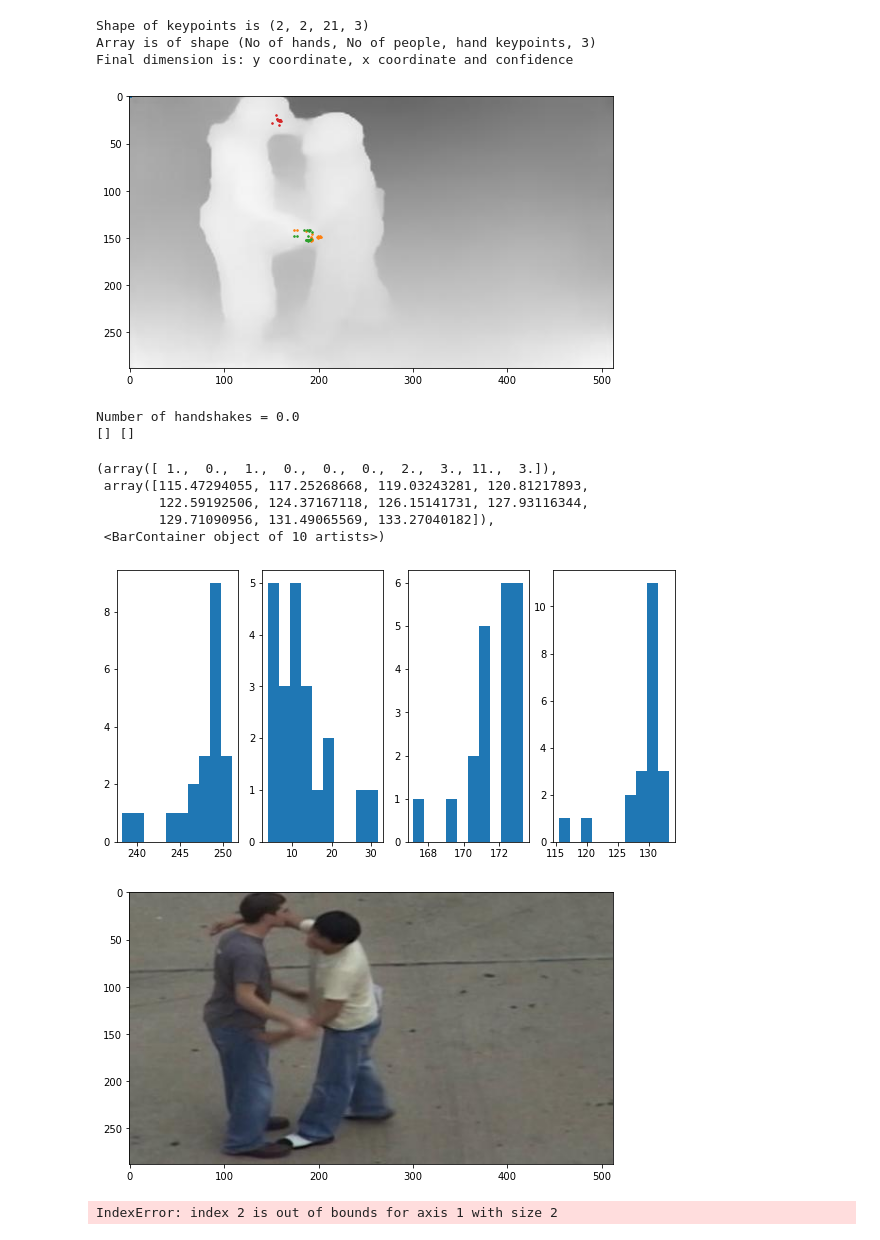
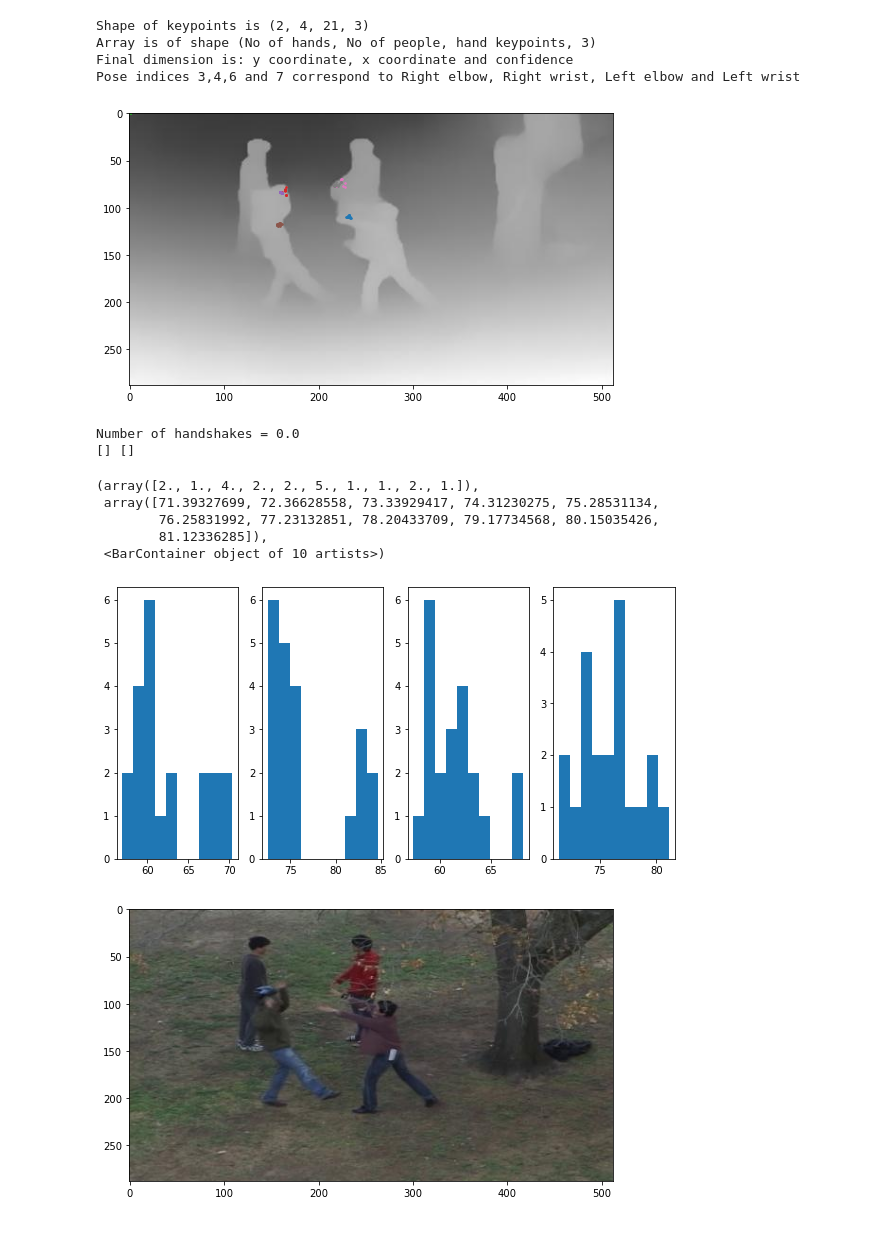
Before and after one commit to suren3141/Contact_Detection, a Jupyter notebook: Handshake detection single image.ipynb, the cells around one changed output. Saved outputs shown, nothing was run; the diff lists cells and outputs as text; code cells hidden in the pictures.

Commit message:
Using elbow keypoint for depth alteration

```diff
--- a/Handshake detection single image.ipynb
+++ b/Handshake detection single image.ipynb
@@ -9,19 +10,27 @@ from natsort import natsorted
 plt.rcParams['figure.figsize'] = [10, 5]
 # %%
-path = 'viz_predictions/hug1'
-im_num = '107'
-img = cv2.imread(path+'/gray/'+im_num+'.jpg', 0)
-img_rgb = cv2.imread(path+'/rgb/'+im_num+'.jpg', 1)
-keypoints = np.load(path+'/keypoints/'+im_num+'.npy')
+path = 'viz_predictions/new'
+im_num = '777'
+
+img = cv2.imread(path+'/gray/'+im_num+'.jpg', 0) #Grayscale image
+img_rgb = cv2.imread(path+'/rgb/'+im_num+'.jpg', 1) #RGB image
+keypoints = np.load(path+'/keypoints/'+im_num+'.npy') #hand keypoint numpy array
+pose = np.load(path+'/pose/'+im_num+'.npy') #pose keypoint numpy array
 
 print('Shape of keypoints is {}'.format(keypoints.shape))
 print('Array is of shape (No of hands, No of people, hand keypoints, 3)')
 print('Final dimension is: y coordinate, x coordinate and confidence')
+print('Pose indices 3,4,6 and 7 correspond to Right elbow, Right wrist, Left elbow and Left wrist')
+
 handloc = keypoints[:,:,:,0:2].astype(int)
+
+#Dictionary of keypoinnt and index
+part_loc = {'left':0, 'right':1, 'right_elbow':3, 'right_wrist':4, 'left_elbow':6, 'left_wrist':7}
 # %% [output]
-Shape of keypoints is (2, 2, 21, 3)
+Shape of keypoints is (2, 4, 21, 3)
 Array is of shape (No of hands, No of people, hand keypoints, 3)
 Final dimension is: y coordinate, x coordinate and confidence
+Pose indices 3,4,6 and 7 correspond to Right elbow, Right wrist, Left elbow and Left wrist
 # %%
 plt.imshow(cv2.cvtColor(img,cv2.COLOR_BGR2RGB))
 num_ppl = handloc.shape[1]
@@ -33,5 +42,5 @@ for pers in range(0,num_ppl):
 # hands3D = handloc
 # plt.savefig('test.jpg')
 # %% [output]
-[figure, old version]
+[figure, new version]
 # %%
@@ -61,3 +56,19 @@ for pers in range(num_ppl):
+# %%
+#Adjust handkeypoint depth using elbow and wrist depth values
+hands3D_ = hands3D.copy()
+
+rightarm = pose[:, 3:4, 0:2].astype(int)
+leftarm = pose[:, 6:7, 0:2].astype(int)
+
+Rarm_depth = img[rightarm[:,:,1], rightarm[:,:,0]]
+Larm_depth = img[leftarm[:,:,1], leftarm[:,:,0]]
+Rdelta = Rarm_depth.mean(axis=1).astype(int).reshape(pose.shape[0],1)
+Ldelta = Larm_depth.mean(axis=1).astype(int).reshape(pose.shape[0],1)
+
+hands3D_[part_loc['left'],:,:,2] = (hands3D[part_loc['left'],:,:,2] + Ldelta)/2
+hands3D_[part_loc['right'],:,:,2] = (hands3D[part_loc['right'],:,:,2] + Rdelta)/2
+
+hands3D = hands3D_.copy()
 # %%
 start_pt =[]
 end_pt = []
@@ -145,27 +157,21 @@ ax2.hist(eucdis2)
 ax3.hist(eucdis3)
 ax4.hist(eucdis4)
 # %% [output]
-(array([ 1.,  0.,  1.,  0.,  0.,  0.,  2.,  3., 11.,  3.]),
- array([115.47294055, 117.25268668, 119.03243281, 120.81217893,
-        122.59192506, 124.37167118, 126.15141731, 127.93116344,
-        129.71090956, 131.49065569, 133.27040182]),
+(array([2., 1., 4., 2., 2., 5., 1., 1., 2., 1.]),
+ array([71.39327699, 72.36628558, 73.33929417, 74.31230275, 75.28531134,
+        76.25831992, 77.23132851, 78.20433709, 79.17734568, 80.15035426,
+        81.12336285]),
  <BarContainer object of 10 artists>)
-[figure, old version]
+[figure, new version]
 # %%
 #Plot bounding box
+img_rgb_ = img_rgb.copy()
 for contact in range(len(start_pt)):
-    cv2.rectangle(img_rgb, start_pt[contact], end_pt[contact],[0,0,255], 2)
-plt.imshow(cv2.cvtColor(img_rgb,cv2.COLOR_BGR2RGB))
+    cv2.rectangle(img_rgb_, start_pt[contact], end_pt[contact],[0,0,255], 2)
+plt.imshow(cv2.cvtColor(img_rgb_,cv2.COLOR_BGR2RGB))
 plt.show()
 # %% [output]
-[figure, old version]
+[figure, new version]
-# %%
-diff2 = abs(hands3D[0,1,:,:] - hands3D[1,2,:,:])
-eucdis2 = np.linalg.norm(diff2, axis=1)
-plt.hist(eucdis2)
-sum(eucdis2)
-# %% [output]
-IndexError: index 2 is out of bounds for axis 1 with size 2
 # %%
 from mpl_toolkits.mplot3d import Axes3D
 # %%
```
Also changed, not shown: parts of 7 cells of this notebook, 2 other files.
